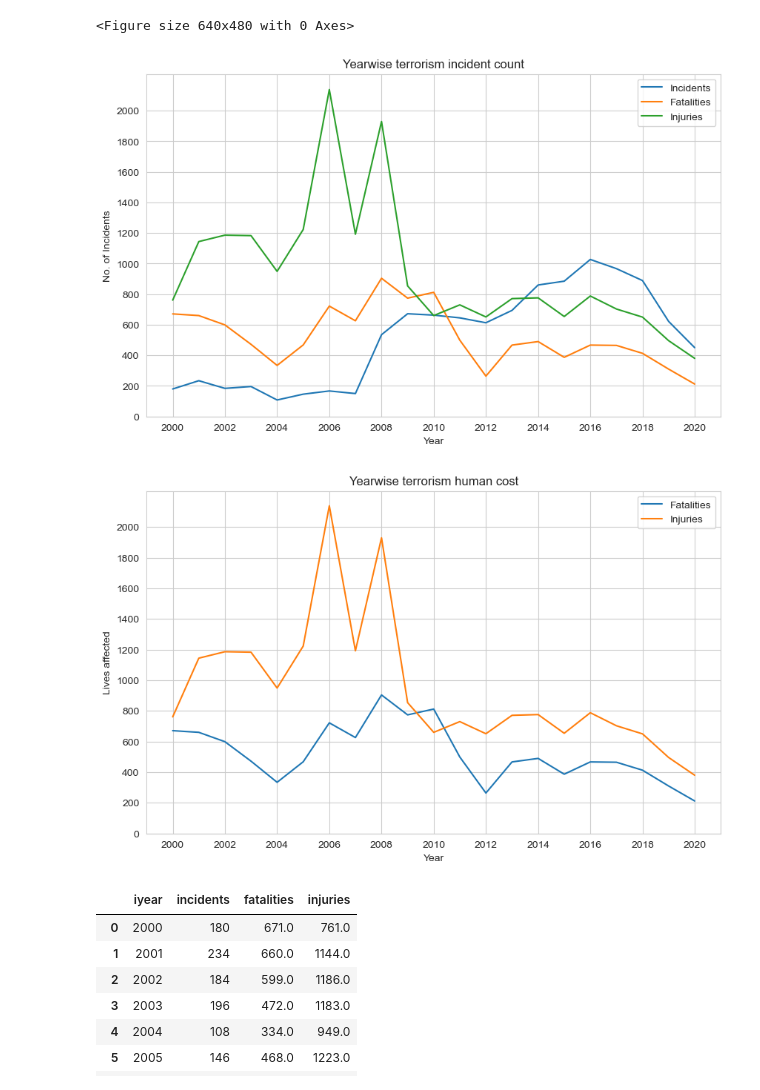
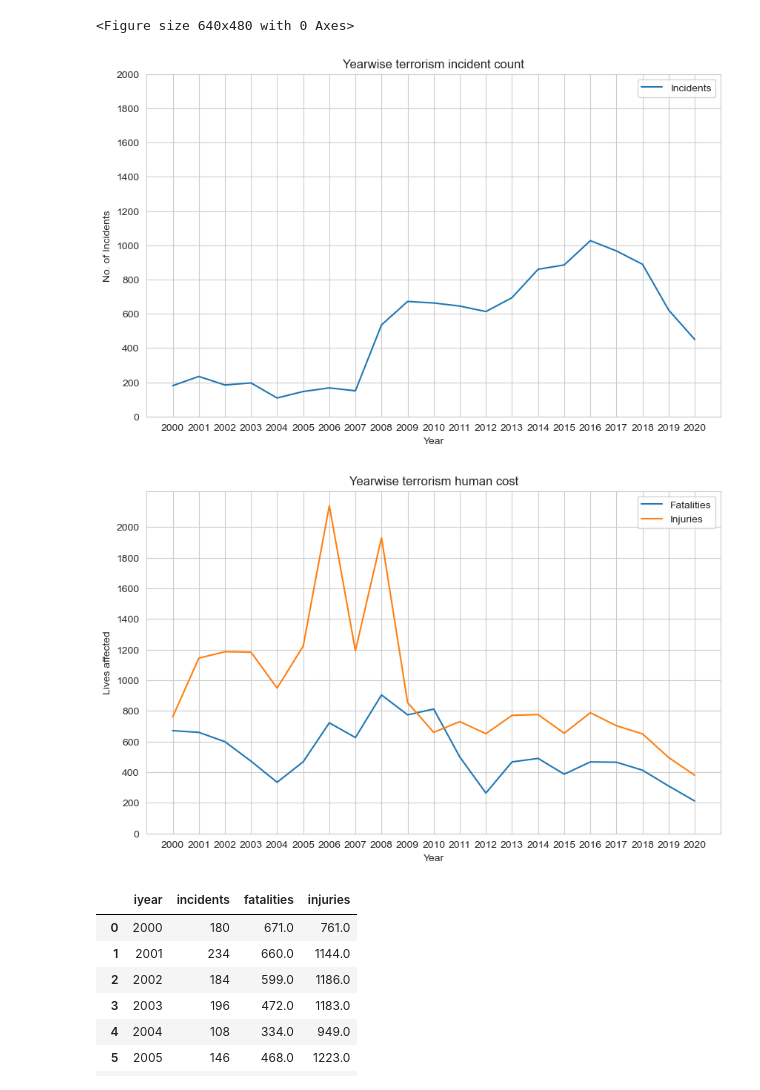
Before and after one commit to Apopheniac-exe/india-terrorism-data-analysis, a Jupyter notebook: notebooks/01_exploratory_analysis.ipynb, the cells around one changed output. Drawn from its saved outputs; the diff is of its cells as text; code cells hidden in the pictures.

Commit message:
The Analysis is succesfully done

```diff
--- a/notebooks/01_exploratory_analysis.ipynb
+++ b/notebooks/01_exploratory_analysis.ipynb
@@ -73,5 +73,5 @@ india_df
 | 209693 | 202012310006 | 2020 | 12 | 31 | NaN | 0 | NaN | 92 | India | 6 | ... |
 10887 rows × 135 columns
 # %%
-final_df=india_df[['iyear','imonth','iday','provstate','city','attacktype1_txt','targtype1_txt','targsubtype1_txt','target1','gname','weaptype1_txt','nkill','nwound','summary','scite1']]
+india_post_2000_df=india_df[['iyear','imonth','iday','provstate','city','attacktype1_txt','targtype1_txt','targsubtype1_txt','target1','gname','weaptype1_txt','nkill','nwound','summary','scite1']]
 # %%
@@ -91,11 +91,11 @@ final_df
 | 209693 | 2020 | 12 | 31 | Jammu and Kashmir | Sangam | Armed Assault | Police | Police Patrol (including vehicles... | ... |
 10887 rows × 15 columns
 # %%
-final_df['date'] = pd.to_datetime(
+india_post_2000_df['date'] = pd.to_datetime(
     {
-        'year': final_df['iyear'],
-        'month': final_df['imonth'],
-        'day': final_df['iday']
+        'year': india_post_2000_df['iyear'],
+        'month': india_post_2000_df['imonth'],
+        'day': india_post_2000_df['iday']
     },
     errors='coerce'
 )
@@ -142,8 +142,8 @@ scite1                      object
 date                datetime64[ns]
 dtype: object
 # %%
-summary_df = (
-    final_df
+terror_analysis_df = (
+    india_post_2000_df
     .groupby('iyear')
     .agg(
         incidents=('iyear', 'count'),
@@ -210,26 +210,24 @@ plt.rcParams['figure.figsize']=(10,6)
 plt.rcParams['figure.facecolor']='#00000000'
 sns.set_style("whitegrid")
 # %%
-plt.plot(summary_df['iyear'], summary_df['incidents'], label='Incidents')
-plt.plot(summary_df['iyear'], summary_df['fatalities'], label='Fatalities')
-plt.plot(summary_df['iyear'], summary_df['injuries'], label='Injuries')
+plt.plot(terror_analysis_df['iyear'], terror_analysis_df['incidents'], label='Incidents')
 plt.xlabel('Year')
 plt.ylabel('No. of Incidents')
 plt.title('Yearwise terrorism incident count')
-plt.xticks(ticks=range(2000, 2021, 2))
+plt.xticks(ticks=range(2000, 2021, 1))
 plt.yticks(ticks=range(0,2200,200))
 plt.legend();
 # %% [output]
-[figure, old version]
+[figure, new version]
 # %%
-plt.plot(summary_df['iyear'], summary_df['fatalities'], label='Fatalities')
-plt.plot(summary_df['iyear'], summary_df['injuries'], label='Injuries')
+plt.plot(terror_analysis_df['iyear'], terror_analysis_df['fatalities'], label='Fatalities')
+plt.plot(terror_analysis_df['iyear'], terror_analysis_df['injuries'], label='Injuries')
 plt.xlabel('Year')
 plt.ylabel('Lives affected')
 plt.title('Yearwise terrorism human cost')
-plt.xticks(ticks=range(2000, 2021, 2))
+plt.xticks(ticks=range(2000, 2021, 1))
 plt.yticks(ticks=range(0,2200,200))
 plt.legend();
 # %% [output]
-[figure, old version]
+[figure, new version]
 # %%
```
Also changed, not shown: parts of 47 cells of this notebook, 16 other files.
